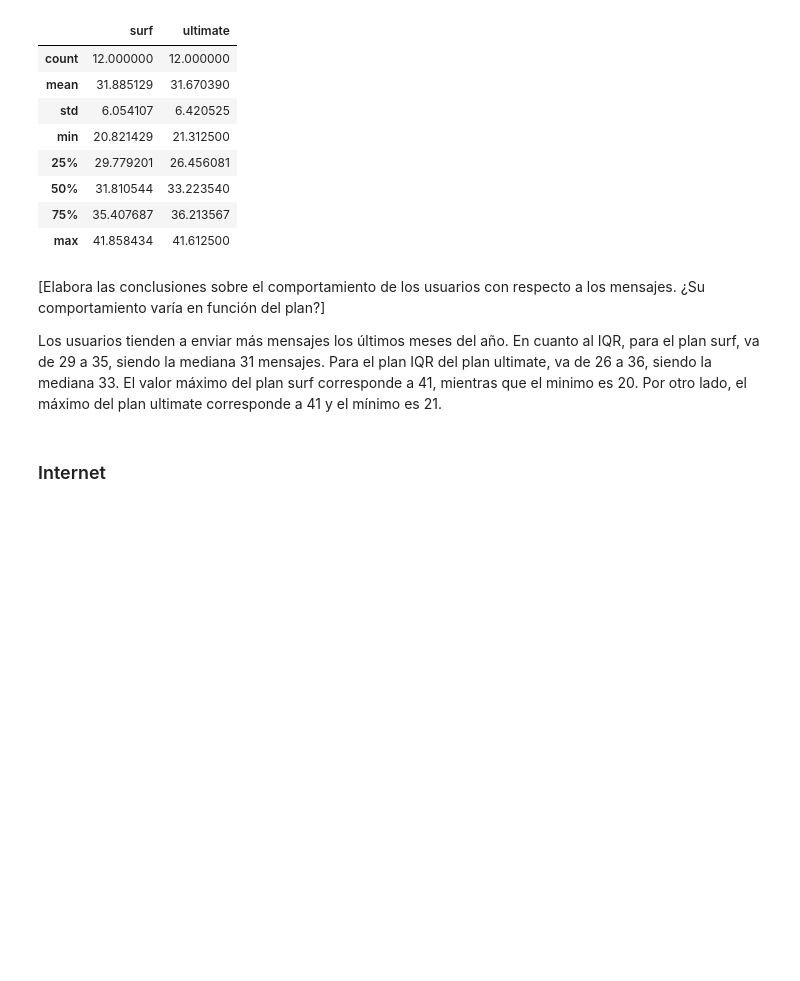
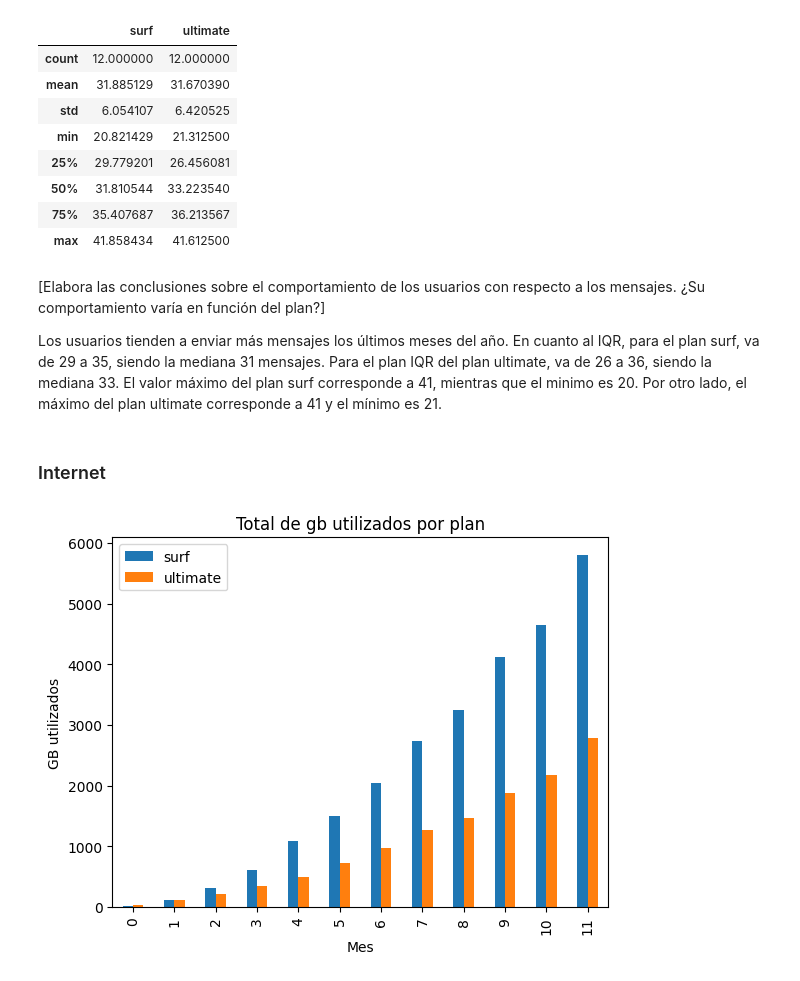
Before and after one commit to DiffelVIA/Sprint_5, a Jupyter notebook: sprint_5.ipynb, the cells around one changed output. Drawn from its saved outputs; the diff is of its cells as text; code cells hidden in the pictures; blank space fills up the shorter version.

Commit message:
Exploración de llamadas, mensajes e internet

```diff
--- a/sprint_5.ipynb
+++ b/sprint_5.ipynb
@@ -550,3 +546,18 @@ En cuanto al IQR, para el plan surf, va de 29 a 35, siendo la mediana 31 mensaje
 El valor máximo del plan surf corresponde a 41, mientras que el minimo es 20. Por otro lado, el máximo del plan ultimate corresponde a 41 y el mínimo es 21.
 # %% [markdown]
 ### Internet
+# %%
+# Compara la cantidad de tráfico de Internet consumido por usuarios por plan
+gb_surf = total_info[total_info['tariff']=='surf'].groupby('month')['gb_used'].sum().reset_index()
+gb_ultimate = total_info[total_info['tariff']=='ultimate'].groupby('month')['gb_used'].sum().reset_index()
+
+total_gb = gb_surf.merge(gb_ultimate, on='month')
+total_gb.columns = ['month', 'surf', 'ultimate']
+
+total_gb[['surf','ultimate']].plot(kind='bar')
+plt.title('Total de gb utilizados por plan')
+plt.xlabel('Mes')
+plt.ylabel('GB utilizados')
+plt.show()
+# %% [output]
+[figure, added]
```
Also changed, not shown: parts of 9 cells of this notebook.
